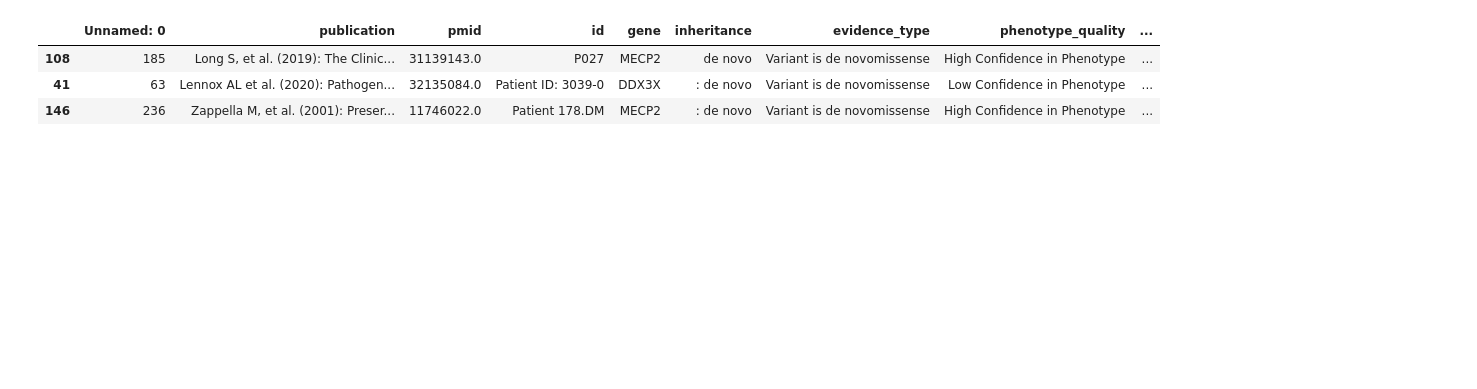
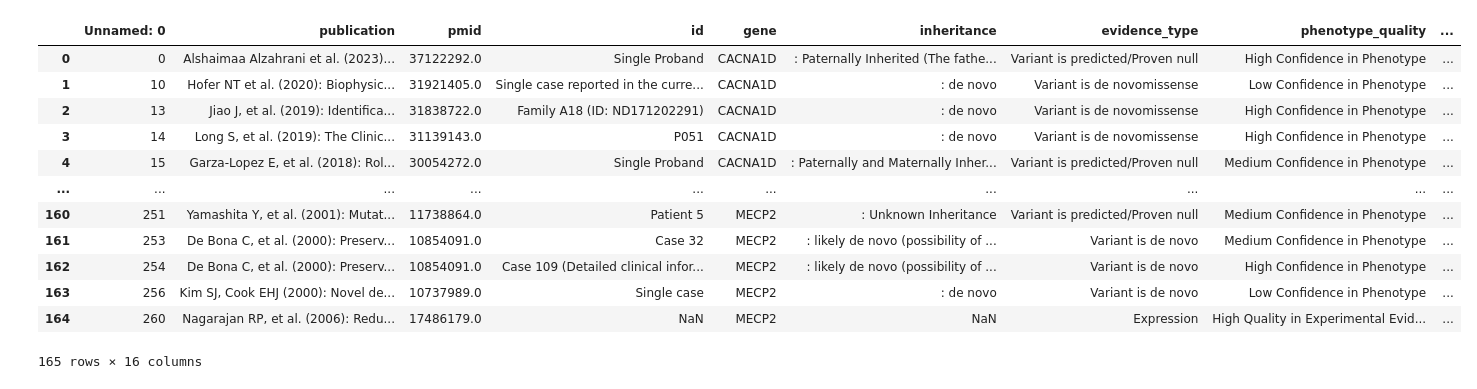
Before and after one commit to juliandeanmoran/EAGLE-AI_poc_publicData, a Jupyter notebook: performance_evaluation/agents/eval.ipynb, the cells around one changed output. Cells and saved outputs as stored; diff of their text form; code cells hidden in the pictures; blank space fills up the shorter version.

```diff
--- a/performance_evaluation/agents/eval.ipynb
+++ b/performance_evaluation/agents/eval.ipynb
@@ -24,12 +24,21 @@ Data columns (total 16 columns):
 dtypes: float64(3), int64(1), object(12)
 memory usage: 20.8+ KB
 # %%
-manual_df.sample(3)
+manual_df
 # %% [output]
 |  | Unnamed: 0 | publication | pmid | id | gene | inheritance | evidence_type | phenotype_quality | ... |
-| 108 | 185 | Long S, et al. (2019): The Clinic... | 31139143.0 | P027 | MECP2 | de novo | Variant is de novomissense | High Confidence in Phenotype | ... |
-| 41 | 63 | Lennox AL et al. (2020): Pathogen... | 32135084.0 | Patient ID: 3039-0 | DDX3X | : de novo | Variant is de novomissense | Low Confidence in Phenotype | ... |
-| 146 | 236 | Zappella M, et al. (2001): Preser... | 11746022.0 | Patient 178.DM | MECP2 | : de novo | Variant is de novomissense | High Confidence in Phenotype | ... |
+| 0 | 0 | Alshaimaa Alzahrani et al. (2023)... | 37122292.0 | Single Proband | CACNA1D | : Paternally Inherited (The fathe... | Variant is predicted/Proven null | High Confidence in Phenotype | ... |
+| 1 | 10 | Hofer NT et al. (2020): Biophysic... | 31921405.0 | Single case reported in the curre... | CACNA1D | : de novo | Variant is de novomissense | Low Confidence in Phenotype | ... |
+| 2 | 13 | Jiao J, et al. (2019): Identifica... | 31838722.0 | Family A18 (ID: ND171202291) | CACNA1D | : de novo | Variant is de novomissense | High Confidence in Phenotype | ... |
+| 3 | 14 | Long S, et al. (2019): The Clinic... | 31139143.0 | P051 | CACNA1D | : de novo | Variant is de novomissense | High Confidence in Phenotype | ... |
+| 4 | 15 | Garza-Lopez E, et al. (2018): Rol... | 30054272.0 | Single Proband | CACNA1D | : Paternally and Maternally Inher... | Variant is predicted/Proven null | Medium Confidence in Phenotype | ... |
+| ... | ... | ... | ... | ... | ... | ... | ... | ... | ... |
+| 160 | 251 | Yamashita Y, et al. (2001): Mutat... | 11738864.0 | Patient 5 | MECP2 | : Unknown Inheritance | Variant is predicted/Proven null | Medium Confidence in Phenotype | ... |
+| 161 | 253 | De Bona C, et al. (2000): Preserv... | 10854091.0 | Case 32 | MECP2 | : likely de novo (possibility of ... | Variant is de novo | Medium Confidence in Phenotype | ... |
+| 162 | 254 | De Bona C, et al. (2000): Preserv... | 10854091.0 | Case 109 (Detailed clinical infor... | MECP2 | : likely de novo (possibility of ... | Variant is de novo | High Confidence in Phenotype | ... |
+| 163 | 256 | Kim SJ, Cook EHJ (2000): Novel de... | 10737989.0 | Single case | MECP2 | : de novo | Variant is de novo | Low Confidence in Phenotype | ... |
+| 164 | 260 | Nagarajan RP, et al. (2006): Redu... | 17486179.0 | NaN | MECP2 | NaN | Expression | High Quality in Experimental Evid... | ... |
+165 rows × 16 columns
 # %%
 with open("data/agents-scores.json") as f:
     eagle_ai_extractions = json.loads(f.read())
```
Also changed, not shown: parts of 5 cells of this notebook, 55 other files.
